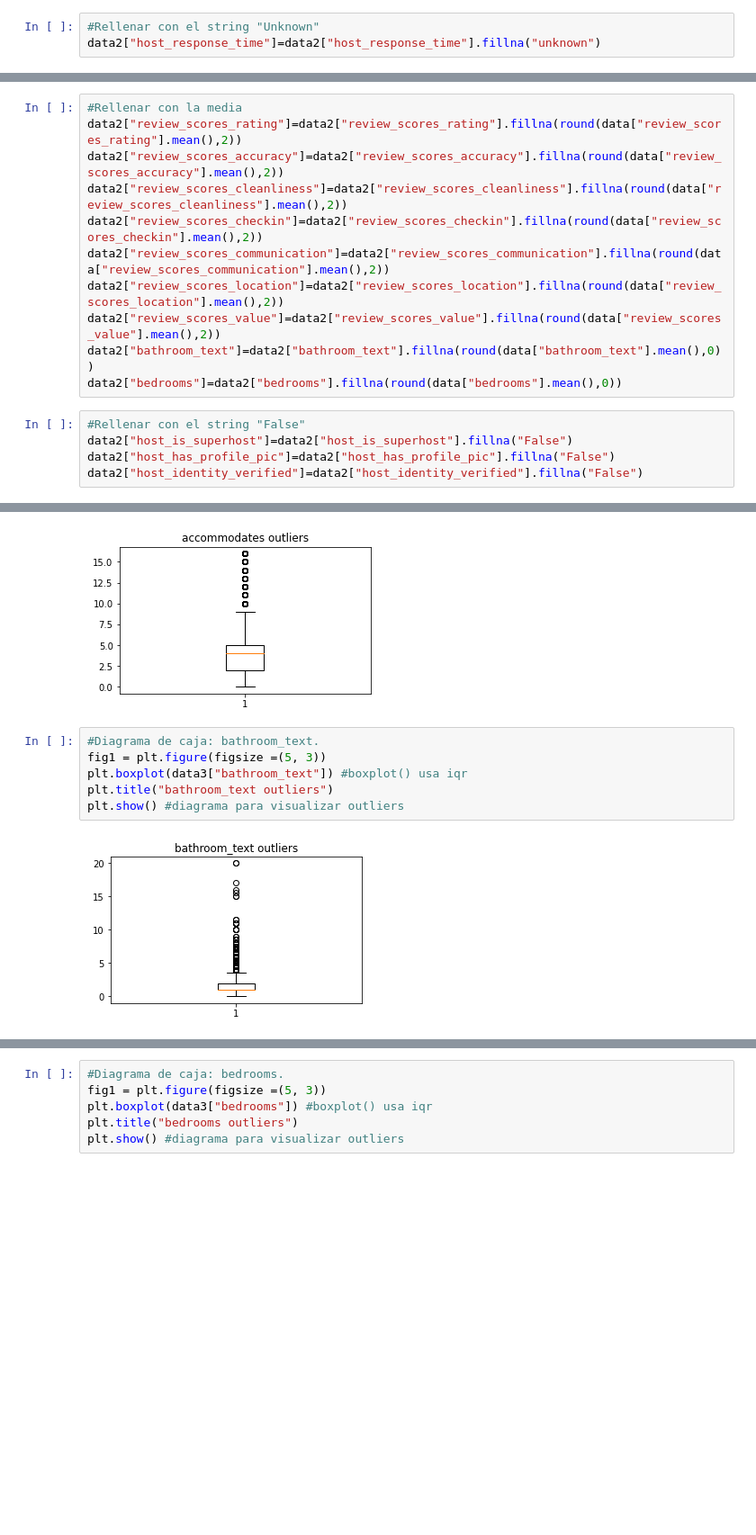
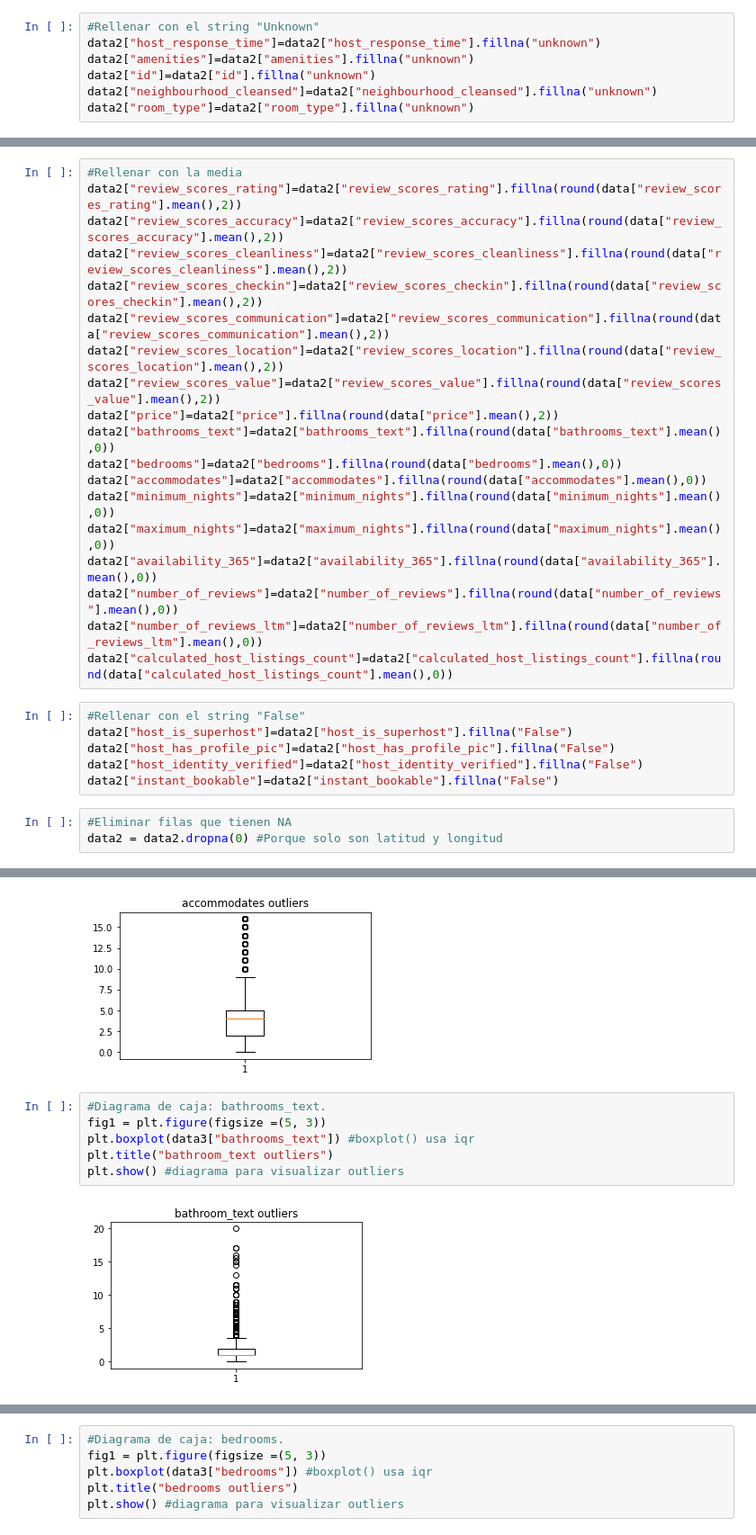
Before and after one commit to AremyDiaz/Actividad_2_Complemento, a Jupyter notebook: cleaning_bra.ipynb, the cells around one changed output, grey strips where cells are left out. Shown at 90% size. Saved outputs shown, nothing was run; the diff lists cells and outputs as text; blank space fills up the shorter version.

```diff
--- a/cleaning_bra.ipynb
+++ b/cleaning_bra.ipynb
@@ -66,6 +66,10 @@ dtype: int64
 # %%
 #Rellenar con el string "Unknown"
 data2["host_response_time"]=data2["host_response_time"].fillna("unknown")
+data2["amenities"]=data2["amenities"].fillna("unknown")
+data2["id"]=data2["id"].fillna("unknown")
+data2["neighbourhood_cleansed"]=data2["neighbourhood_cleansed"].fillna("unknown")
+data2["room_type"]=data2["room_type"].fillna("unknown")
 # %%
 #Rellenar con el valor numérico 0
 data2["host_response_rate"]=data2["host_response_rate"].fillna(0)
@@ -82,13 +86,25 @@ data2["review_scores_checkin"]=data2["review_scores_checkin"].fillna(round(data[
 data2["review_scores_communication"]=data2["review_scores_communication"].fillna(round(data["review_scores_communication"].mean(),2))
 data2["review_scores_location"]=data2["review_scores_location"].fillna(round(data["review_scores_location"].mean(),2))
 data2["review_scores_value"]=data2["review_scores_value"].fillna(round(data["review_scores_value"].mean(),2))
-data2["bathroom_text"]=data2["bathroom_text"].fillna(round(data["bathroom_text"].mean(),0))
+data2["price"]=data2["price"].fillna(round(data["price"].mean(),2))
+data2["bathrooms_text"]=data2["bathrooms_text"].fillna(round(data["bathrooms_text"].mean(),0))
 data2["bedrooms"]=data2["bedrooms"].fillna(round(data["bedrooms"].mean(),0))
+data2["accommodates"]=data2["accommodates"].fillna(round(data["accommodates"].mean(),0))
+data2["minimum_nights"]=data2["minimum_nights"].fillna(round(data["minimum_nights"].mean(),0))
+data2["maximum_nights"]=data2["maximum_nights"].fillna(round(data["maximum_nights"].mean(),0))
+data2["availability_365"]=data2["availability_365"].fillna(round(data["availability_365"].mean(),0))
+data2["number_of_reviews"]=data2["number_of_reviews"].fillna(round(data["number_of_reviews"].mean(),0))
+data2["number_of_reviews_ltm"]=data2["number_of_reviews_ltm"].fillna(round(data["number_of_reviews_ltm"].mean(),0))
+data2["calculated_host_listings_count"]=data2["calculated_host_listings_count"].fillna(round(data["calculated_host_listings_count"].mean(),0))
 # %%
 #Rellenar con el string "False"
 data2["host_is_superhost"]=data2["host_is_superhost"].fillna("False")
 data2["host_has_profile_pic"]=data2["host_has_profile_pic"].fillna("False")
 data2["host_identity_verified"]=data2["host_identity_verified"].fillna("False")
+data2["instant_bookable"]=data2["instant_bookable"].fillna("False")
+# %%
+#Eliminar filas que tienen NA
+data2 = data2.dropna(0) #Porque solo son latitud y longitud
 # %%
 #Comprobación de sustitución de nulos
 #Cuántos nulos hay en el dataframe
@@ -175,13 +238,13 @@ plt.show() #diagrama para visualizar outliers
 # %% [output]
 [figure]
 # %%
-#Diagrama de caja: bathroom_text.
+#Diagrama de caja: bathrooms_text.
 fig1 = plt.figure(figsize =(5, 3))
-plt.boxplot(data3["bathroom_text"]) #boxplot() usa iqr
+plt.boxplot(data3["bathrooms_text"]) #boxplot() usa iqr
 plt.title("bathroom_text outliers")
 plt.show() #diagrama para visualizar outliers
 # %% [output]
-[figure, old version]
+[figure, new version]
 # %%
 #Máximo 12 baños
 #Valores extremos: límite superior y límite inferior.
```
Also changed, not shown: parts of 32 cells of this notebook.
